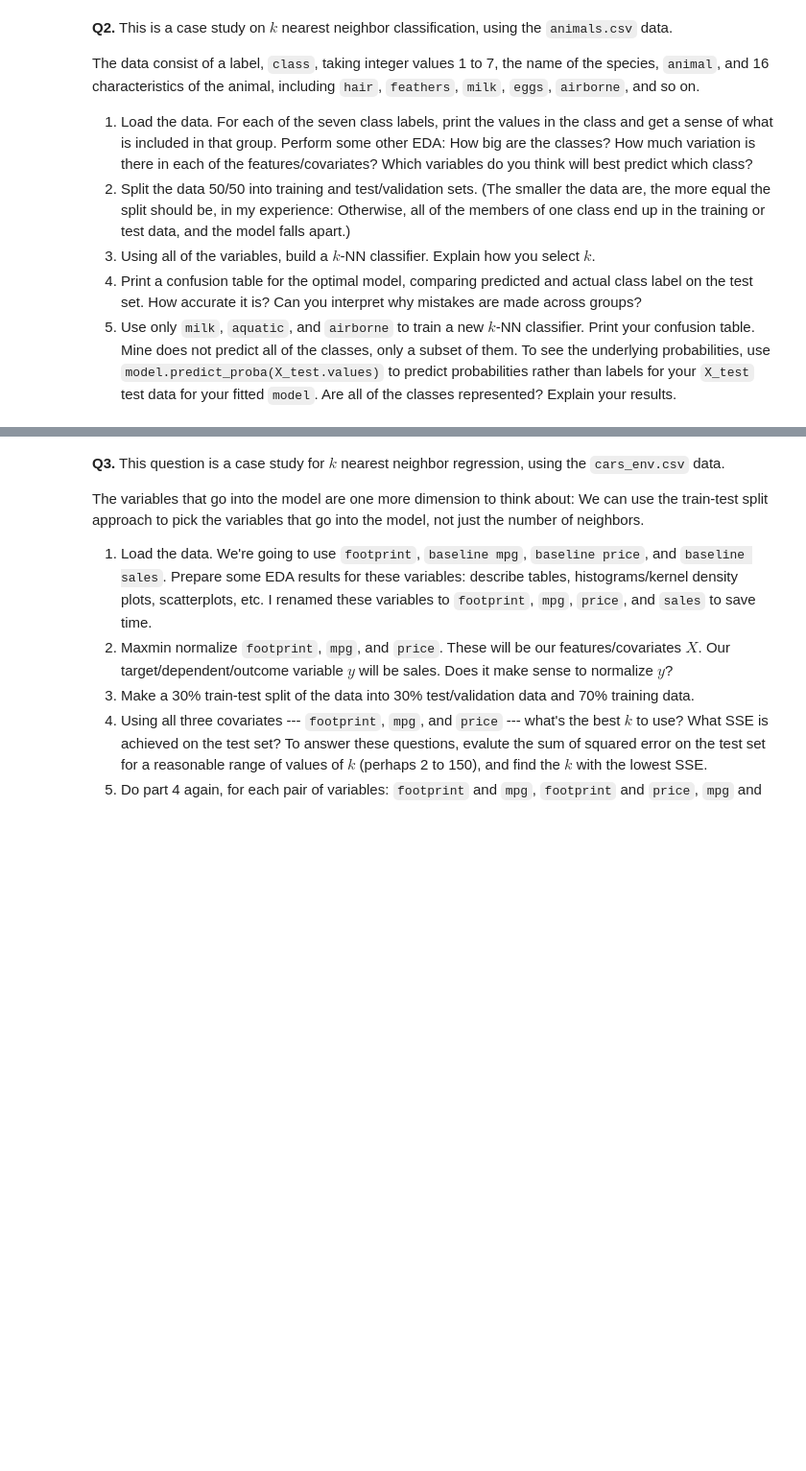
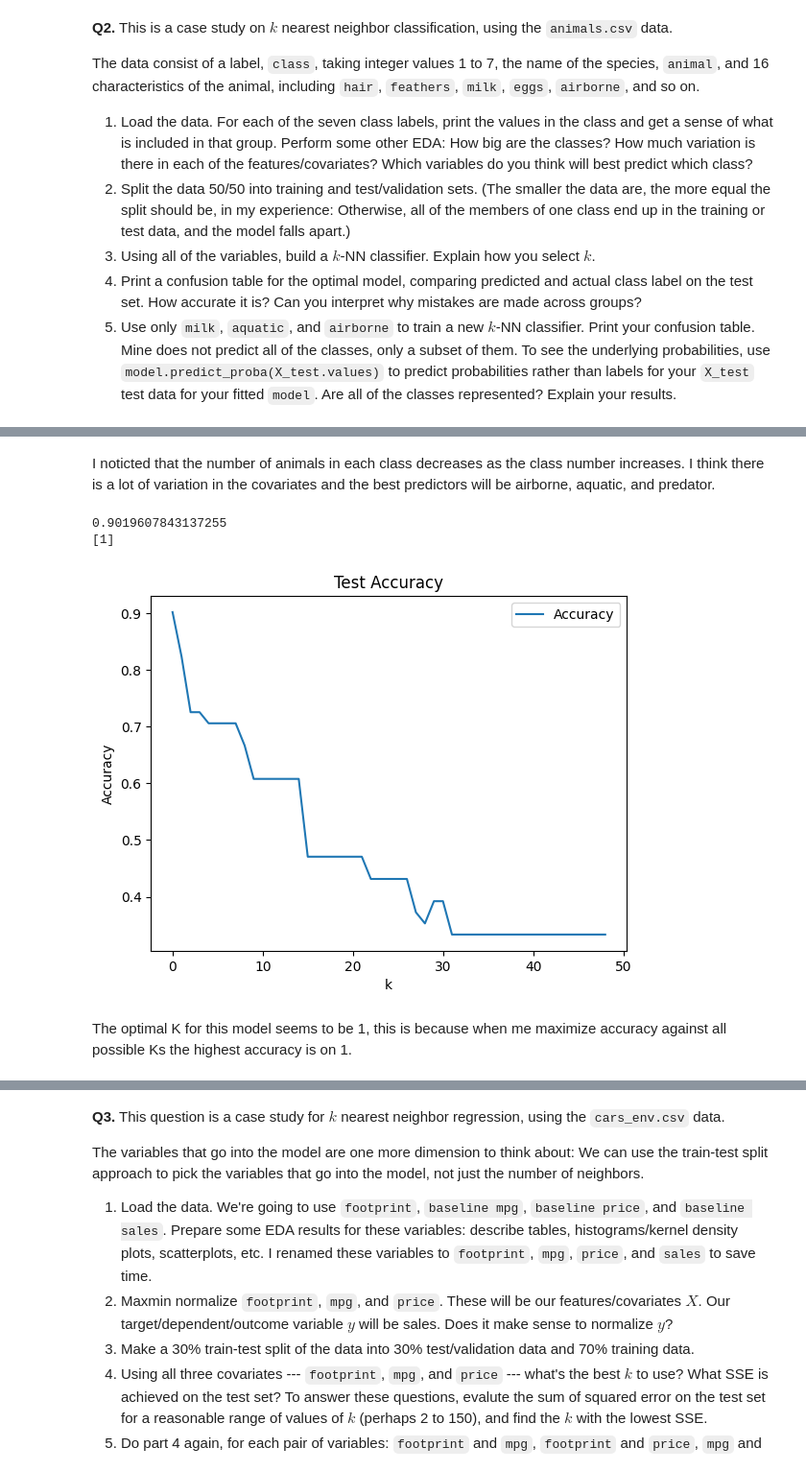
Before and after one commit to EBaner/knn, a Jupyter notebook: assignment_knn.ipynb, the cells around one changed output, grey strips where cells are left out. Shown at 96% size. Drawn from its saved outputs; the diff is of its cells as text; code cells hidden in the pictures; blank space fills up the shorter version.

```diff
--- a/assignment_knn.ipynb
+++ b/assignment_knn.ipynb
@@ -64,0 +184,49 @@ The data consist of a label, `class`, taking integer values 1 to 7, the name of
+# %% [markdown]
+I noticted that the number of animals in each class decreases as the class number increases. I think there is a lot of variation in the covariates and the best predictors will be airborne, aquatic, and predator.
+# %%
+#2
+from sklearn.model_selection import train_test_split
+x_vars = df.columns.tolist()
+y = df['class'] # Target variable
+x_vars.remove('animal')
+x_vars.remove('class')
+X = df.loc[:,x_vars] # Create feature matrix
+X.describe()
+X_train, X_test, y_train, y_test = train_test_split(X,y,test_size=.5,random_state=125)
+# %%
+#3
+from sklearn.neighbors import KNeighborsClassifier
+
+## Solve for k that maximizes accuracy:
+N_train = len(y_train)
+N_test = len(y_test)
+k_bar = N_train-1 # Number of k's to try
+Acc = np.zeros(k_bar)
+
+for k in range(k_bar):
+    model = KNeighborsClassifier(n_neighbors=k+1)
+    fitted_model = model.fit(X_train.values,y_train)
+    y_hat = fitted_model.predict(X_test.values)
+    Acc[k] = np.sum( y_hat == y_test )/N_test
+
+Acc_max = np.max(Acc)
+max_index = np.where(Acc==Acc_max)
+if len(max_index) > 1:
+    print(max_index[len(max_index)])
+    max_index = max_index[len(max_index)]
+k_star = max_index[0]+1
+print(Acc_max)
+print(k_star)
+
+plt.plot(np.arange(0,k_bar),Acc,label='Accuracy')
+plt.xlabel("k")
+plt.ylabel("Accuracy")
+plt.legend(loc='upper right')
+plt.title('Test Accuracy')
+plt.show()
+# %% [output]
+0.9019607843137255
+[1]
+[figure, added]
+# %% [markdown]
+The optimal K for this model seems to be 1, this is because when me maximize accuracy against all possible Ks the highest accuracy is on 1.
```
Also changed, not shown: parts of 10 cells of this notebook.
